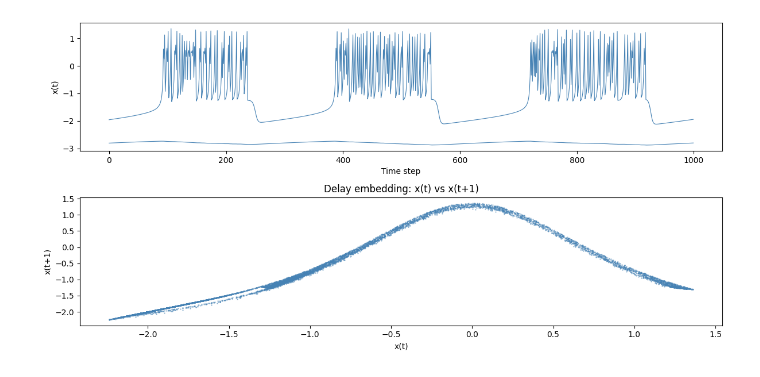
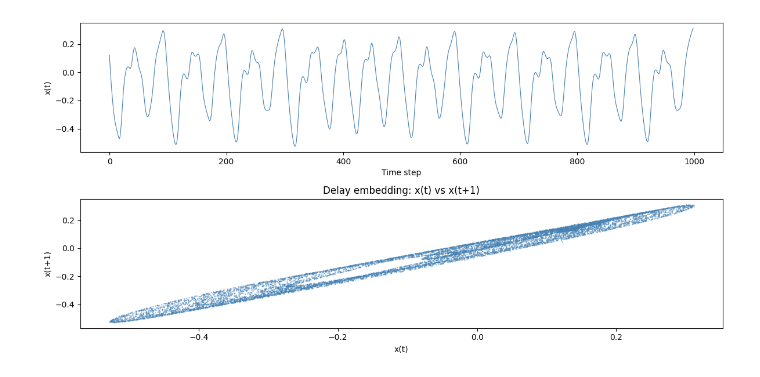
Before and after one commit to erbilcanartun/network-reconstruction, a Jupyter notebook: notebooks/grid_search.ipynb, the cells around one changed output. Drawn from its saved outputs; the diff is of its cells as text; code cells hidden in the pictures.

```diff
--- a/notebooks/grid_search.ipynb
+++ b/notebooks/grid_search.ipynb
@@ -8,26 +8,27 @@ import reservoirpy
 reservoirpy.set_seed(42)
 np.random.seed(42)
 # %%
-dataset = np.loadtxt('../data/chaotic_data/rulkov_map.csv', delimiter=',')
+#dataset = np.loadtxt('../data/chaotic_data/rulkov_map.csv', delimiter=',')
+dataset = np.loadtxt('../data/MackeyGlass_t17.txt').reshape(-1, 1)
 
 # Visualize the chaotic time series
 fig, axes = plt.subplots(2, 1, figsize=(12, 6))
 
 axes[0].plot(dataset[:1000], color='steelblue', linewidth=0.8)
 axes[0].set_xlabel('Time step')
 axes[0].set_ylabel('x(t)')
 
 # Delay embedding to show the attractor
 delay = 1
 axes[1].scatter(dataset[:-delay, 0], dataset[delay:, 0], s=0.5, alpha=0.5, color='steelblue')
 axes[1].set_title(f'Delay embedding: x(t) vs x(t+{delay})')
 axes[1].set_xlabel('x(t)')
 axes[1].set_ylabel(f'x(t+{delay})')
 
 plt.tight_layout()
 plt.show()
 # %% [output]
-[figure, old version]
+[figure, new version]
 # %%
 data = dataset[:, 0].reshape(-1, 1)  # use one component for ESN
 # %%
```
Also changed, not shown: parts of 3 cells of this notebook, 2 other files.
